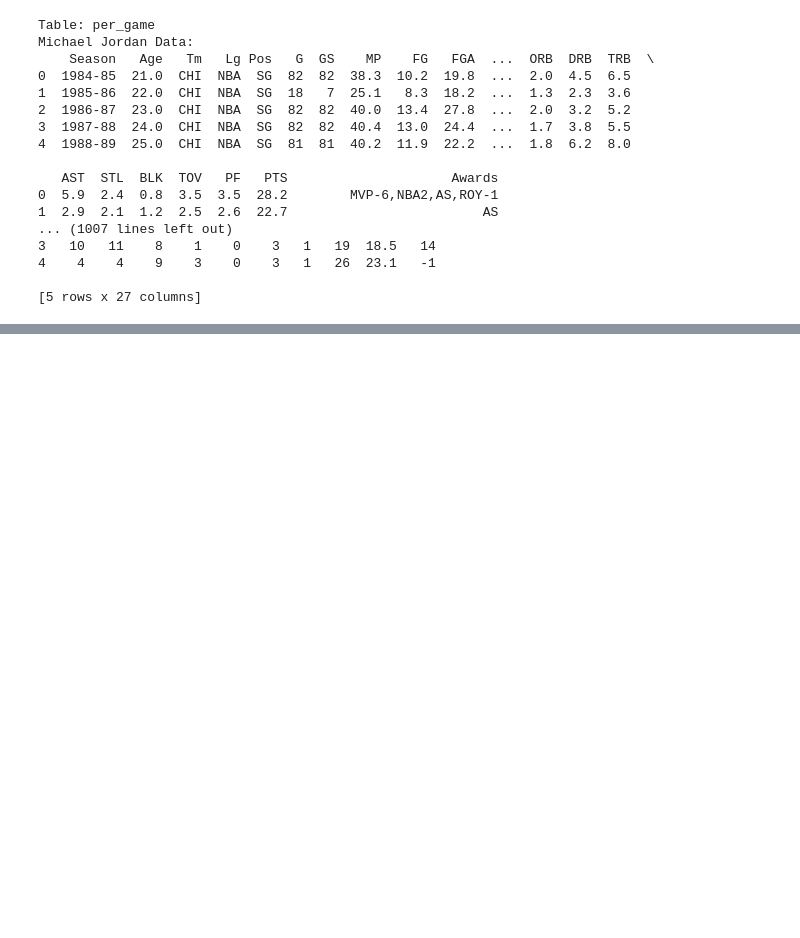
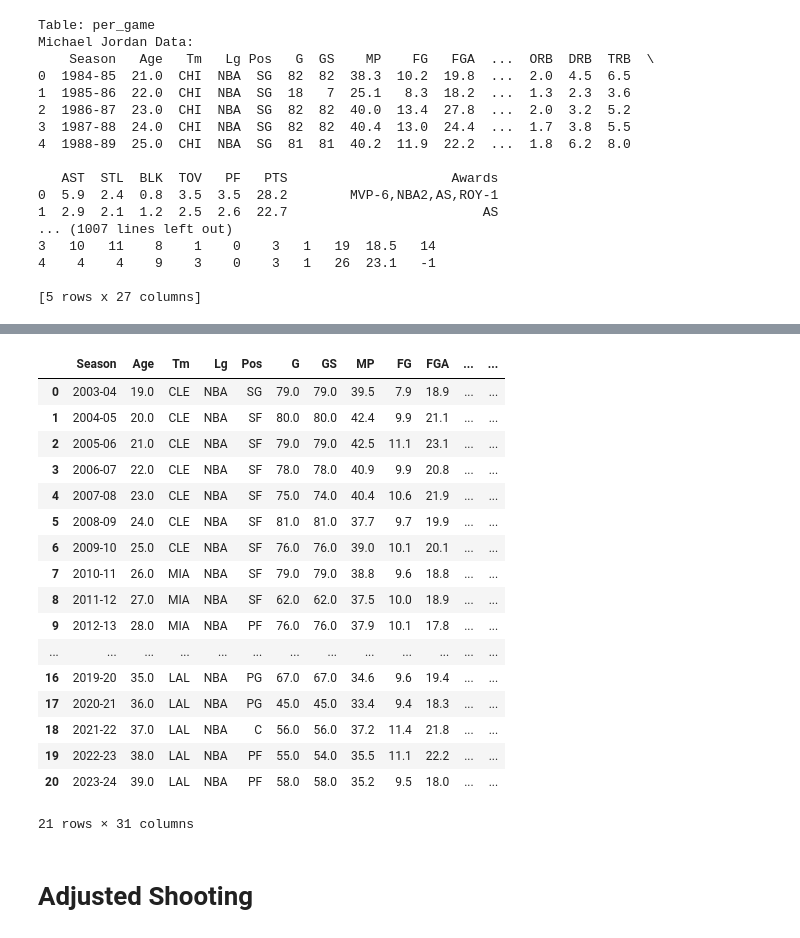
Before and after one commit to SilverCrocus/basketball-stats-dashboard, a Jupyter notebook: notebooks/cleaning.ipynb, the cells around one changed output, grey strips where cells are left out. Cells and saved outputs as stored; diff of their text form; code cells hidden in the pictures; blank space fills up the shorter version.

```diff
--- a/notebooks/cleaning.ipynb
+++ b/notebooks/cleaning.ipynb
@@ -156,0 +227,5 @@ df_mj
+# %%
+# now clean per_game table
+query = "SELECT * FROM per_game"
+mj_per_game = pd.read_sql(query, conn_mj)
+lj_per_game = pd.read_sql(query, conn_lj)
@@ -156,0 +257,21 @@ df_mj
+# %%
+lj_per_game
+# %% [output]
+|  | Season | Age | Tm | Lg | Pos | G | GS | MP | FG | FGA | ... | ... |
+| 0 | 2003-04 | 19.0 | CLE | NBA | SG | 79.0 | 79.0 | 39.5 | 7.9 | 18.9 | ... | ... |
+| 1 | 2004-05 | 20.0 | CLE | NBA | SF | 80.0 | 80.0 | 42.4 | 9.9 | 21.1 | ... | ... |
+| 2 | 2005-06 | 21.0 | CLE | NBA | SF | 79.0 | 79.0 | 42.5 | 11.1 | 23.1 | ... | ... |
+| 3 | 2006-07 | 22.0 | CLE | NBA | SF | 78.0 | 78.0 | 40.9 | 9.9 | 20.8 | ... | ... |
+| 4 | 2007-08 | 23.0 | CLE | NBA | SF | 75.0 | 74.0 | 40.4 | 10.6 | 21.9 | ... | ... |
+| 5 | 2008-09 | 24.0 | CLE | NBA | SF | 81.0 | 81.0 | 37.7 | 9.7 | 19.9 | ... | ... |
+| 6 | 2009-10 | 25.0 | CLE | NBA | SF | 76.0 | 76.0 | 39.0 | 10.1 | 20.1 | ... | ... |
+| 7 | 2010-11 | 26.0 | MIA | NBA | SF | 79.0 | 79.0 | 38.8 | 9.6 | 18.8 | ... | ... |
+| 8 | 2011-12 | 27.0 | MIA | NBA | SF | 62.0 | 62.0 | 37.5 | 10.0 | 18.9 | ... | ... |
+| 9 | 2012-13 | 28.0 | MIA | NBA | PF | 76.0 | 76.0 | 37.9 | 10.1 | 17.8 | ... | ... |
+| ... | ... | ... | ... | ... | ... | ... | ... | ... | ... | ... | ... | ... |
+| 16 | 2019-20 | 35.0 | LAL | NBA | PG | 67.0 | 67.0 | 34.6 | 9.6 | 19.4 | ... | ... |
+| 17 | 2020-21 | 36.0 | LAL | NBA | PG | 45.0 | 45.0 | 33.4 | 9.4 | 18.3 | ... | ... |
+| 18 | 2021-22 | 37.0 | LAL | NBA | C | 56.0 | 56.0 | 37.2 | 11.4 | 21.8 | ... | ... |
+| 19 | 2022-23 | 38.0 | LAL | NBA | PF | 55.0 | 54.0 | 35.5 | 11.1 | 22.2 | ... | ... |
+| 20 | 2023-24 | 39.0 | LAL | NBA | PF | 58.0 | 58.0 | 35.2 | 9.5 | 18.0 | ... | ... |
+21 rows × 31 columns
@@ -156,0 +284,2 @@ df_mj
+# %% [markdown]
+# Adjusted Shooting
```
Also changed, not shown: parts of 40 cells of this notebook, 6 other files.
